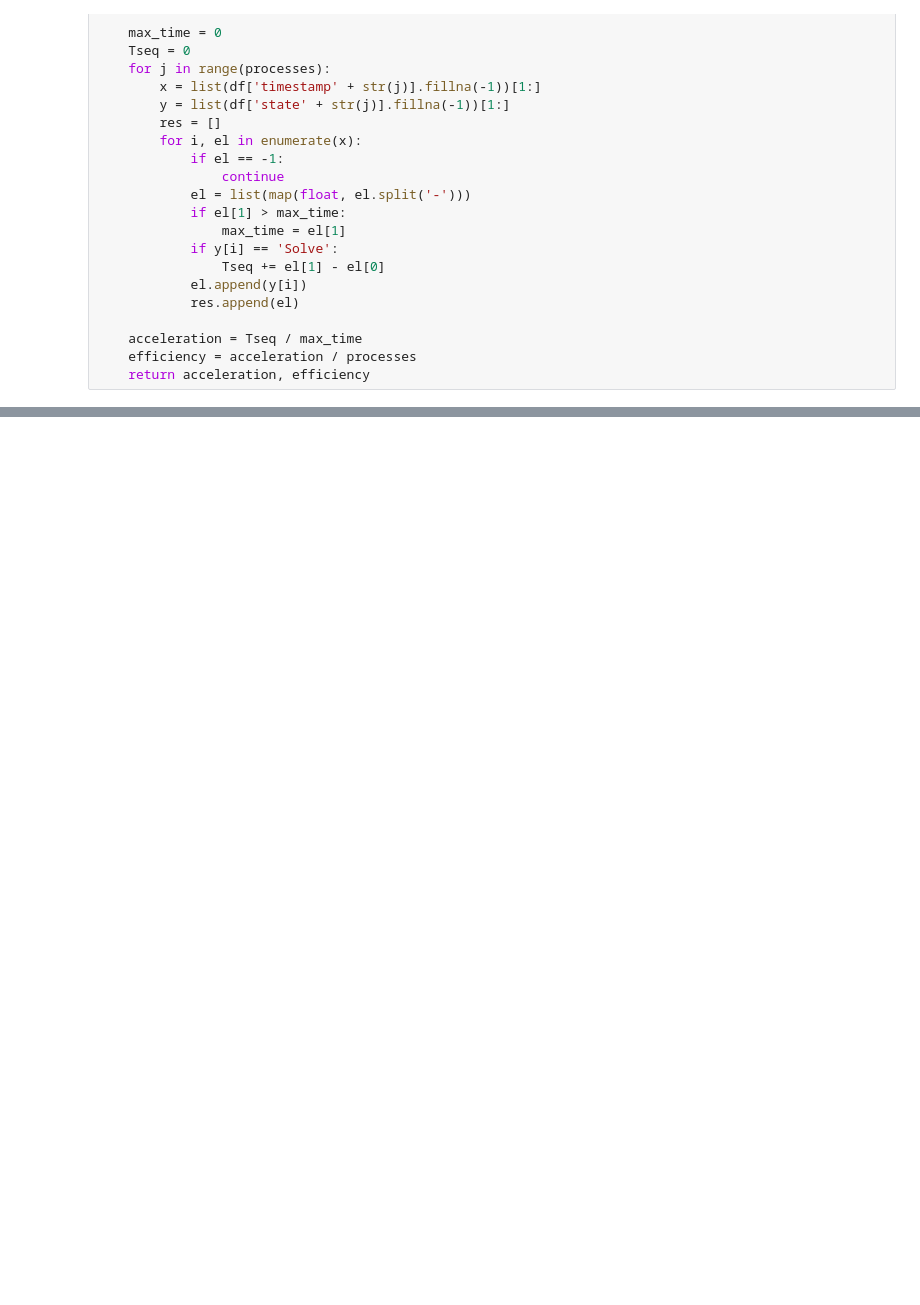
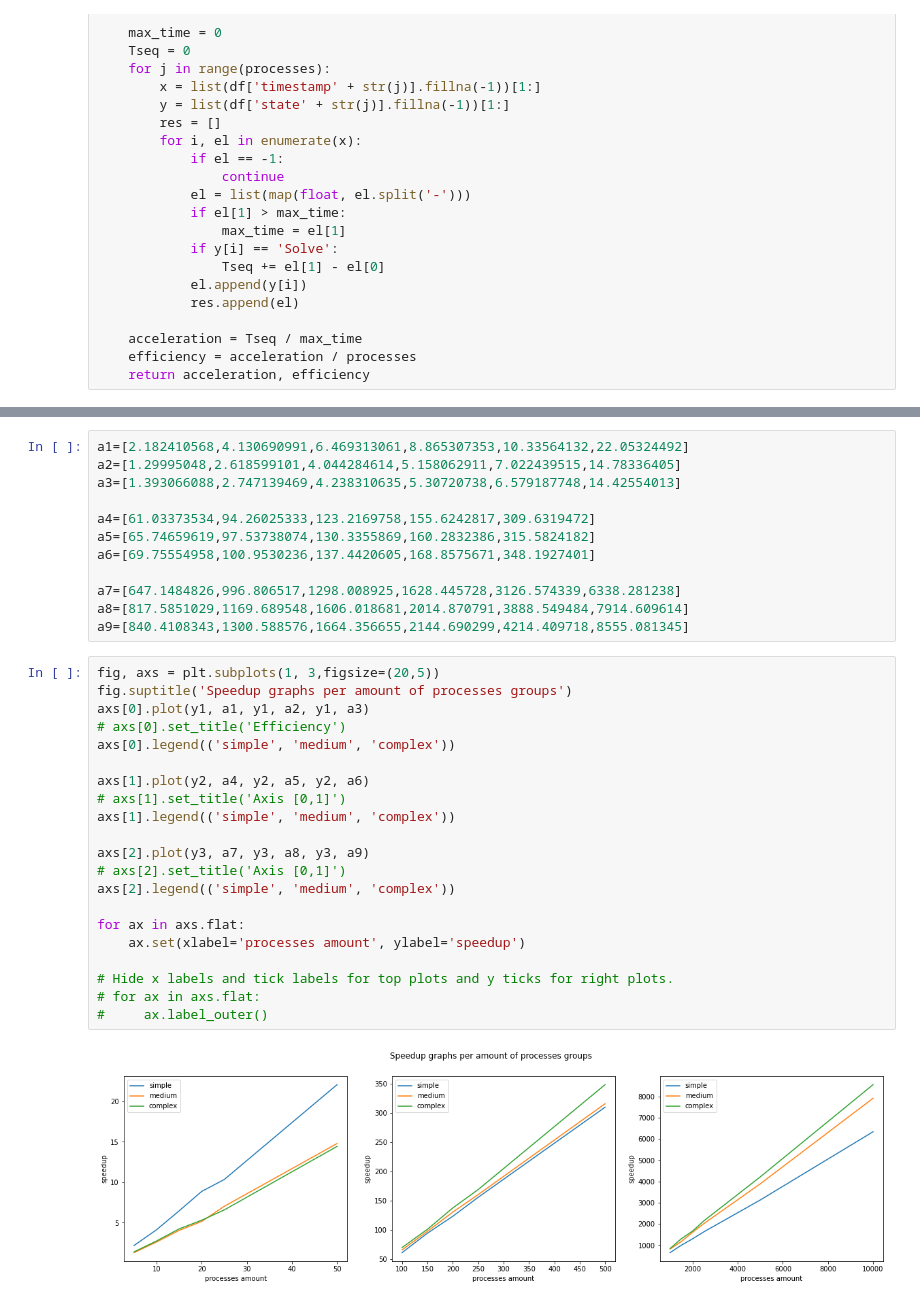
Before and after one commit to amonin7/HSECourseWork, a Jupyter notebook: Visualization.ipynb, the cells around one changed output, grey strips where cells are left out. Drawn from its saved outputs; the diff is of its cells as text; blank space fills up the shorter version.

```diff
--- a/Visualization.ipynb
+++ b/Visualization.ipynb
@@ -145,0 +204,35 @@ Efficiency: 0.5562768100317518
+# %%
+a1=[2.182410568,4.130690991,6.469313061,8.865307353,10.33564132,22.05324492]
+a2=[1.29995048,2.618599101,4.044284614,5.158062911,7.022439515,14.78336405]
+a3=[1.393066088,2.747139469,4.238310635,5.30720738,6.579187748,14.42554013]
+
+a4=[61.03373534,94.26025333,123.2169758,155.6242817,309.6319472]
+a5=[65.74659619,97.53738074,130.3355869,160.2832386,315.5824182]
+a6=[69.75554958,100.9530236,137.4420605,168.8575671,348.1927401]
+
+a7=[647.1484826,996.806517,1298.008925,1628.445728,3126.574339,6338.281238]
+a8=[817.5851029,1169.689548,1606.018681,2014.870791,3888.549484,7914.609614]
+a9=[840.4108343,1300.588576,1664.356655,2144.690299,4214.409718,8555.081345]
+# %%
+fig, axs = plt.subplots(1, 3,figsize=(20,5))
+fig.suptitle('Speedup graphs per amount of processes groups')
+axs[0].plot(y1, a1, y1, a2, y1, a3)
+# axs[0].set_title('Efficiency')
+axs[0].legend(('simple', 'medium', 'complex'))
+
+axs[1].plot(y2, a4, y2, a5, y2, a6)
+# axs[1].set_title('Axis [0,1]')
+axs[1].legend(('simple', 'medium', 'complex'))
+
+axs[2].plot(y3, a7, y3, a8, y3, a9)
+# axs[2].set_title('Axis [0,1]')
+axs[2].legend(('simple', 'medium', 'complex'))
+
+for ax in axs.flat:
+    ax.set(xlabel='processes amount', ylabel='speedup')
+
+# Hide x labels and tick labels for top plots and y ticks for right plots.
+# for ax in axs.flat:
+#     ax.label_outer()
+# %% [output]
+[figure, added]
```
Also changed, not shown: parts of 12 cells of this notebook, 7 other files.
